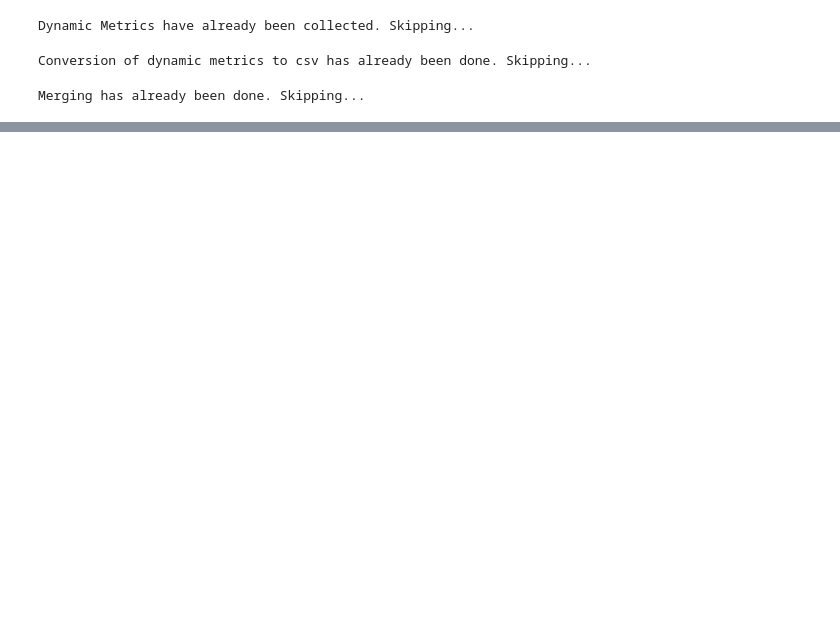
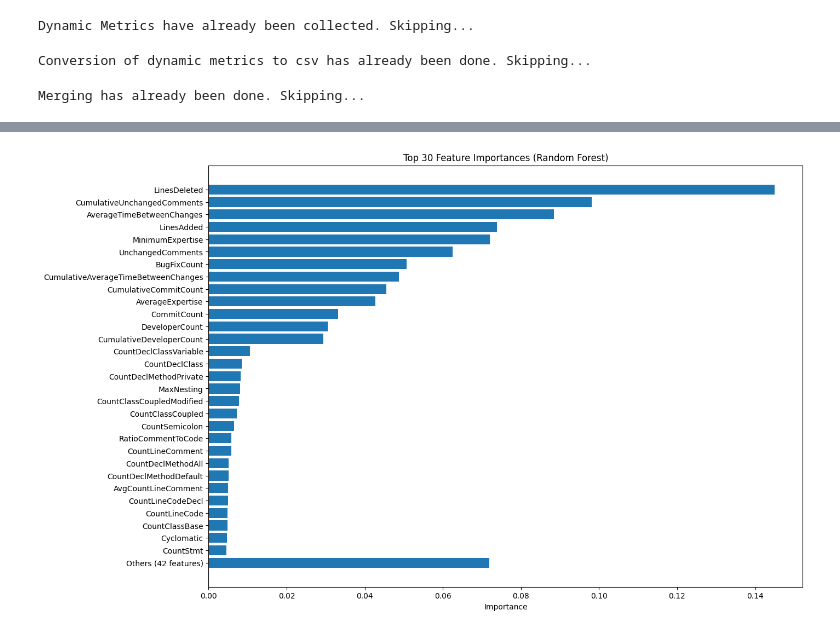
Before and after one commit to Dhexia/MGL869-Proj-Hive, a Jupyter notebook: src/proj.ipynb, the cells around one changed output, grey strips where cells are left out. Saved outputs shown, nothing was run; the diff lists cells and outputs as text; code cells hidden in the pictures; blank space fills up the shorter version.

```diff
--- a/src/proj.ipynb
+++ b/src/proj.ipynb
@@ -142,0 +301,4 @@ Merging has already been done. Skipping...
+# %%
+plot_feature_importance_rf(trained_model_rf=trained_model_rf, feature_columns=X_train_rf.columns, top_n=30)
+# %% [output]
+[figure, added]
```
Also changed, not shown: parts of 32 cells of this notebook, 10 other files.
